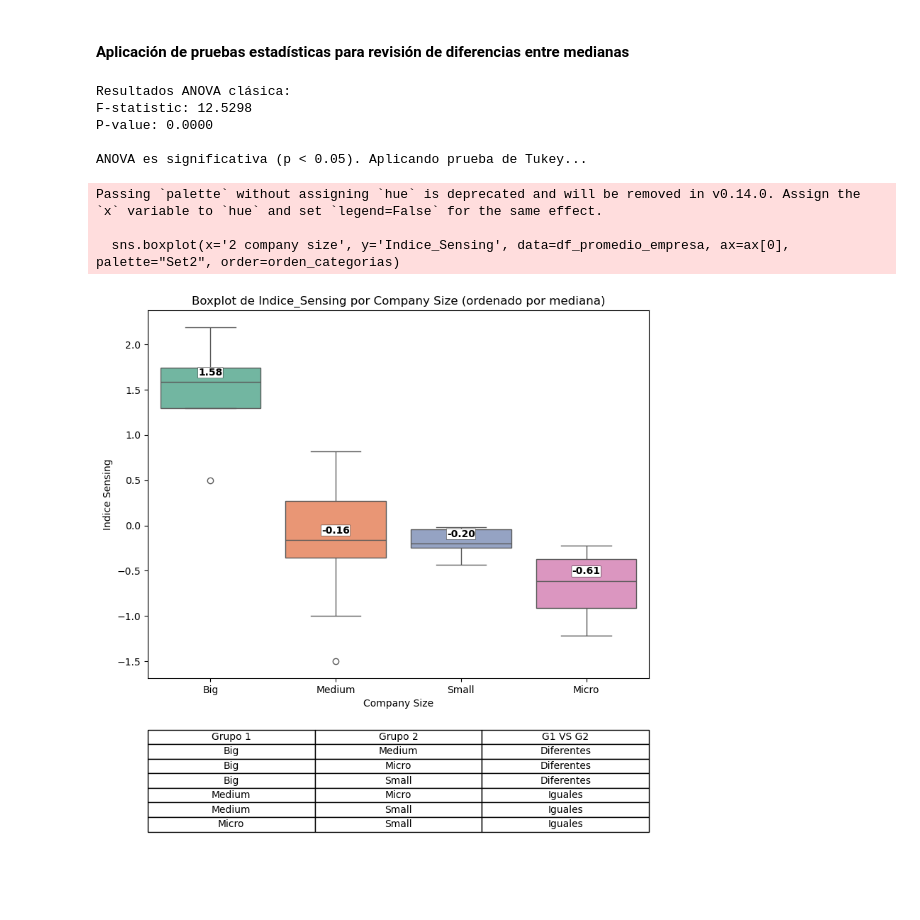
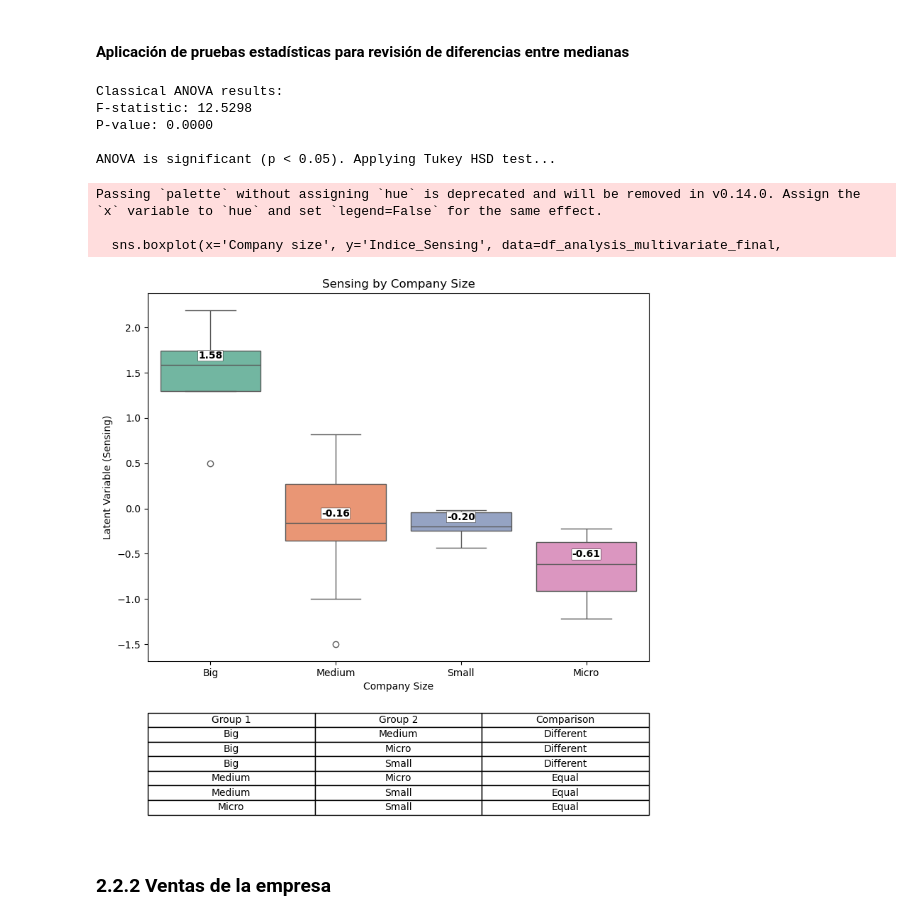
Before and after one commit to AlejaGuz/orange, a Jupyter notebook: Notebook_AFO_LFM_v2.ipynb, the cells around one changed output. Cells and saved outputs as stored; diff of their text form; code cells hidden in the pictures; blank space fills up the shorter version.

```diff
--- a/Notebook_AFO_LFM_v2.ipynb
+++ b/Notebook_AFO_LFM_v2.ipynb
@@ -562,16 +606,23 @@ df_grm_final
 # %%
 # Promediar los valores de variables latentes por cada compañía
 # Agrupar por empresa y calcular promedios de los índices latentes y sus z-scores
-df_promedio_empresa = df_grm_final.groupby('Company').agg({
+df_analysis_multivariate_final = df_analysis_multivariate.groupby('Company').agg({
     'Indice_Sensing': 'mean',
     'Indice_Seizing': 'mean',
     'Indice_Transformation': 'mean',
     'Indice_Sensing_Z': 'mean',
     'Indice_Seizing_Z': 'mean',
     'Indice_Transformation_Z': 'mean',
-    '2 company size': 'first',
-    'industry': 'first',
-    'sector': 'first'
+    'Company size': 'first',
+    'Industry': 'first',
+    'Sector': 'first',
+    "Last year sales": 'first',
+    "Age of company":"first",
+    "Geographic reach location": 'first',
+    "R&D expenditure": 'first',
+    "New products sales": 'first',
+    "Number of patents innovations": 'first',
+    "Annual growth": 'first'
 }).reset_index()
 # %% [markdown]
 ## **2.2 Análisis bivariados**
@@ -627,65 +678,68 @@ Estadístico Levene: 0.9367, p-valor: 0.4383
 # %% [markdown]
 #### **Aplicación de pruebas estadísticas para revisión de diferencias entre medianas**
 # %%
-# 1. ANOVA clásica
-groups = df_promedio_empresa.groupby('2 company size')['Indice_Sensing'].apply(list)
+# 1. Classical ANOVA
+groups = df_analysis_multivariate_final.groupby('Company size')['Indice_Sensing'].apply(list)
 f_stat, p_value = f_oneway(*groups)
 
-print("\nResultados ANOVA clásica:")
+print("\nClassical ANOVA results:")
 print(f"F-statistic: {f_stat:.4f}")
 print(f"P-value: {p_value:.4f}")
 
-# 2. Verificar si es significativo
+# 2. Check if significant
 if p_value < 0.05:
-    print("\nANOVA es significativa (p < 0.05). Aplicando prueba de Tukey...")
+    print("\nANOVA is significant (p < 0.05). Applying Tukey HSD test...")
 
-    # 3. Prueba de Tukey post-hoc
-    tukey = pairwise_tukeyhsd(endog=df_promedio_empresa['Indice_Sensing'],
-                              groups=df_promedio_empresa['2 company size'],
+    # 3. Tukey HSD post-hoc test
+    tukey = pairwise_tukeyhsd(endog=df_analysis_multivariate_final['Indice_Sensing'],
+                              groups=df_analysis_multivariate_final['Company size'],
                               alpha=0.05)
     tukey_summary = pd.DataFrame(data=tukey.summary().data[1:], columns=tukey.summary().data[0])
-    tukey_summary['Interpretacion'] = tukey_summary['p-adj'].apply(lambda x: 'Diferentes' if x < 0.05 else 'Iguales')
+    tukey_summary['Interpretation'] = tukey_summary['p-adj'].apply(lambda x: 'Different' if x < 0.05 else 'Equal')
 
-    # 4. Calcular medianas por grupo y ordenarlas de mayor a menor
-    medianas = df_promedio_empresa.groupby('2 company size')['Indice_Sensing'].median().reset_index()
-    orden_categorias = medianas.sort_values('Indice_Sensing', ascending=False)['2 company size'].tolist()
+    # 4. Compute medians by group and sort
+    medians = df_analysis_multivariate_final.groupby('Company size')['Indice_Sensing'].median().reset_index()
+    category_order = medians.sort_values('Indice_Sensing', ascending=False)['Company size'].tolist()
 
-    # 5. Crear figura (boxplot + tabla)
+    # 5. Create figure (boxplot + table)
     fig, ax = plt.subplots(2, 1, figsize=(8, 8), gridspec_kw={'height_ratios': [3, 1]})
 
-    sns.boxplot(x='2 company size', y='Indice_Sensing', data=df_promedio_empresa, ax=ax[0], palette="Set2", order=orden_categorias)
-    ax[0].set_title("Boxplot de Indice_Sensing por Company Size (ordenado por mediana)")
+    sns.boxplot(x='Company size', y='Indice_Sensing', data=df_analysis_multivariate_final,
+                ax=ax[0], palette="Set2", order=category_order)
+    ax[0].set_title("Sensing by Company Size")
     ax[0].set_xlabel("Company Size")
-    ax[0].set_ylabel("Indice Sensing")
+    ax[0].set_ylabel("Latent Variable (Sensing)")
 
-    # Anotar las medianas con cuadro pequeño
-    for i, row in medianas.iterrows():
-        idx = orden_categorias.index(row['2 company size'])
+    # Annotate medians
+    for i, row in medians.iterrows():
+        idx = category_order.index(row['Company size'])
         offset = 0.05
         ax[0].text(idx, row['Indice_Sensing'] + offset,
                    f"{row['Indice_Sensing']:.2f}",
                    ha='center', va='bottom', fontweight='bold', color='black',
                    bbox=dict(facecolor='white', edgecolor='black', boxstyle='round,pad=0.05', linewidth=0.3))
 
-    # 6. Tabla debajo del gráfico
-    tabla = tukey_summary[['group1', 'group2', 'Interpretacion']]
+    # 6. Add table below the plot
+    table = tukey_summary[['group1', 'group2', 'Interpretation']]
     ax[1].axis('off')
-    tabla_text = tabla.values.tolist()
-    col_labels = ['Grupo 1', 'Grupo 2', 'G1 VS G2']
-    ax[1].table(cellText=tabla_text, colLabels=col_labels, loc='center', cellLoc='center')
+    table_text = table.values.tolist()
+    column_labels = ['Group 1', 'Group 2', 'Comparison']
+    ax[1].table(cellText=table_text, colLabels=column_labels, loc='center', cellLoc='center')
 
     plt.tight_layout()
     plt.show()
 
 else:
-    print("\nANOVA no es significativa (p >= 0.05). No se aplicará prueba de Tukey ni se generará la gráfica.")
+    print("\nANOVA is not significant (p ≥ 0.05). Tukey HSD test and plot will not be generated.")
 # %% [output]
-Resultados ANOVA clásica:
+Classical ANOVA results:
 F-statistic: 12.5298
 P-value: 0.0000
 
-ANOVA es significativa (p < 0.05). Aplicando prueba de Tukey...
+ANOVA is significant (p < 0.05). Applying Tukey HSD test...
 Passing `palette` without assigning `hue` is deprecated and will be removed in v0.14.0. Assign the `x` variable to `hue` and set `legend=False` for the same effect.
 
-  sns.boxplot(x='2 company size', y='Indice_Sensing', data=df_promedio_empresa, ax=ax[0], palette="Set2", order=orden_categorias)
+  sns.boxplot(x='Company size', y='Indice_Sensing', data=df_analysis_multivariate_final,
-[figure, old version]
+[figure, new version]
+# %% [markdown]
+### **2.2.2 Ventas de la empresa**
```
Also changed, not shown: parts of 95 cells of this notebook, 3 other files.
